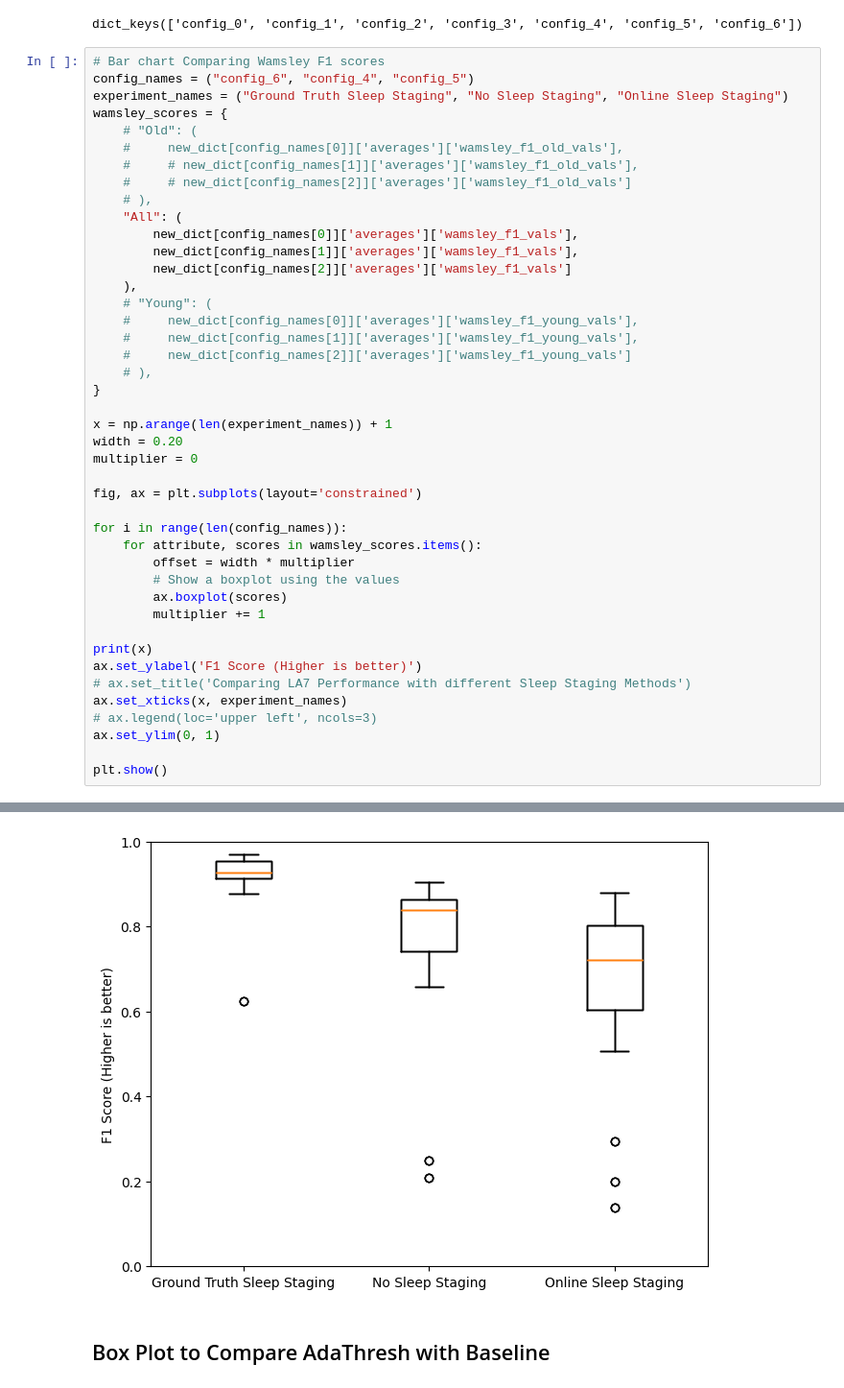
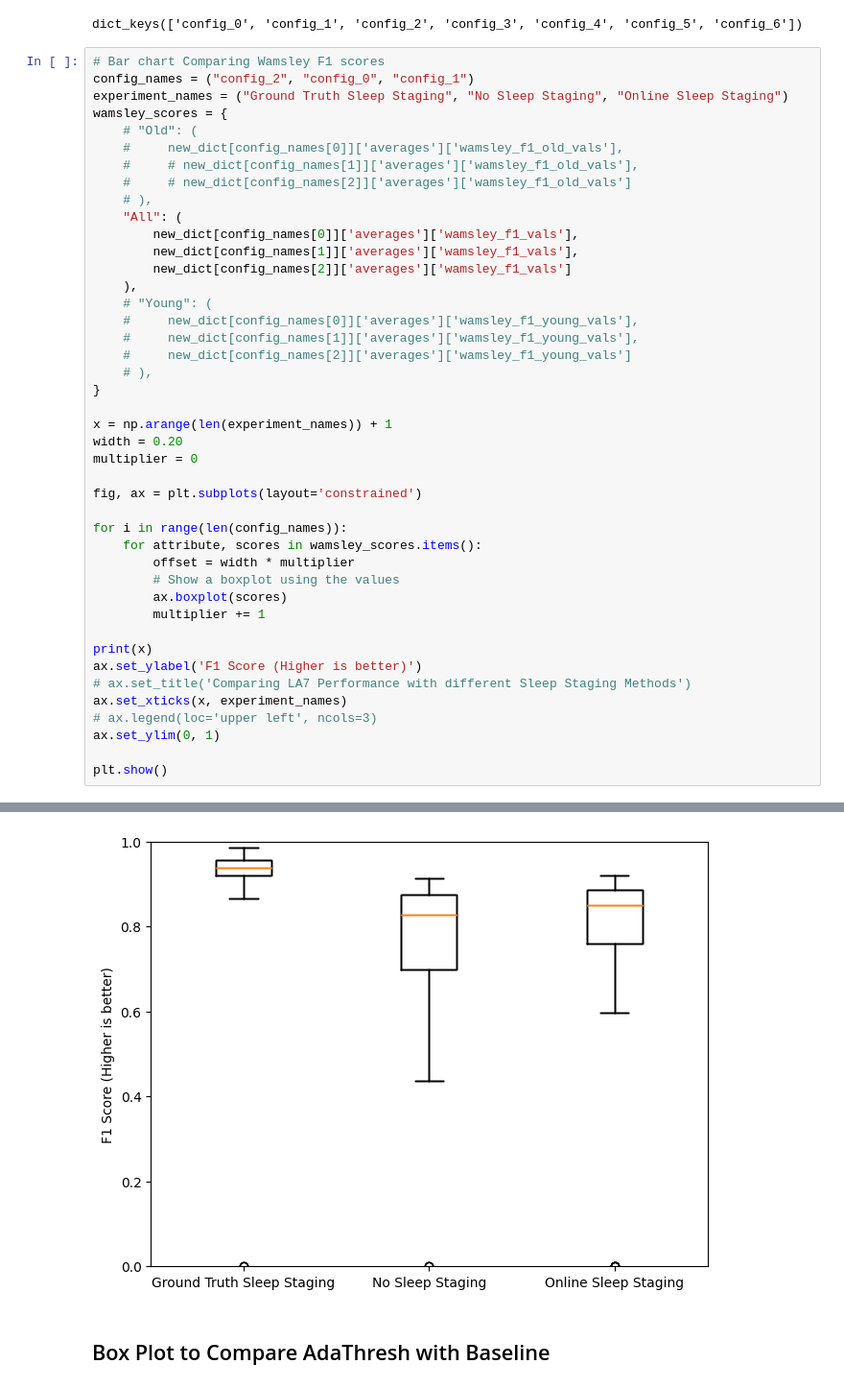
Before and after one commit to Portiloop/portiloop-training, a Jupyter notebook: notebooks/explore_results_adaptation.ipynb, the cells around one changed output, grey strips where cells are left out. Shown at 96% size. Saved outputs shown, nothing was run; the diff lists cells and outputs as text.

```diff
--- a/notebooks/explore_results_adaptation.ipynb
+++ b/notebooks/explore_results_adaptation.ipynb
@@ -376,7 +385,7 @@ new_dict.keys()
 dict_keys(['config_0', 'config_1', 'config_2', 'config_3', 'config_4', 'config_5', 'config_6'])
 # %%
 # Bar chart Comparing Wamsley F1 scores
-config_names = ("config_6", "config_4", "config_5")
+config_names = ("config_2", "config_0", "config_1")
 experiment_names = ("Ground Truth Sleep Staging", "No Sleep Staging", "Online Sleep Staging")
 wamsley_scores = {
     # "Old": (
@@ -392,34 +401,34 @@ wamsley_scores = {
     # "Young": (
     #     new_dict[config_names[0]]['averages']['wamsley_f1_young_vals'],
     #     new_dict[config_names[1]]['averages']['wamsley_f1_young_vals'],
     #     new_dict[config_names[2]]['averages']['wamsley_f1_young_vals']
     # ),
 }
 
 x = np.arange(len(experiment_names)) + 1
 width = 0.20
 multiplier = 0
 
 fig, ax = plt.subplots(layout='constrained')
 
 for i in range(len(config_names)):
     for attribute, scores in wamsley_scores.items():
         offset = width * multiplier
         # Show a boxplot using the values
         ax.boxplot(scores)
         multiplier += 1
 
 print(x)
 ax.set_ylabel('F1 Score (Higher is better)')
 # ax.set_title('Comparing LA7 Performance with different Sleep Staging Methods')
 ax.set_xticks(x, experiment_names)
 # ax.legend(loc='upper left', ncols=3)
 ax.set_ylim(0, 1)
 
 plt.show()
 # %% [output]
 [1 2 3]
-[figure, old version]
+[figure, new version]
 # %% [markdown]
 ## Box Plot to Compare AdaThresh with Baseline
 # %%
```
Also changed, not shown: parts of 4 cells of this notebook, 1 other file.
